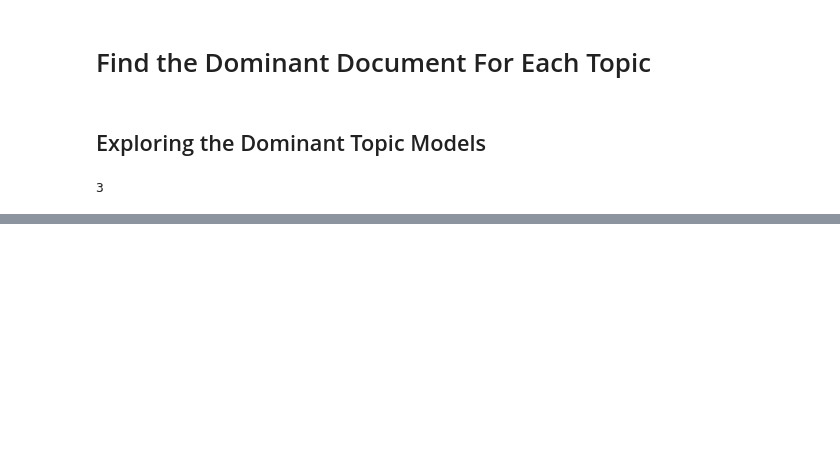
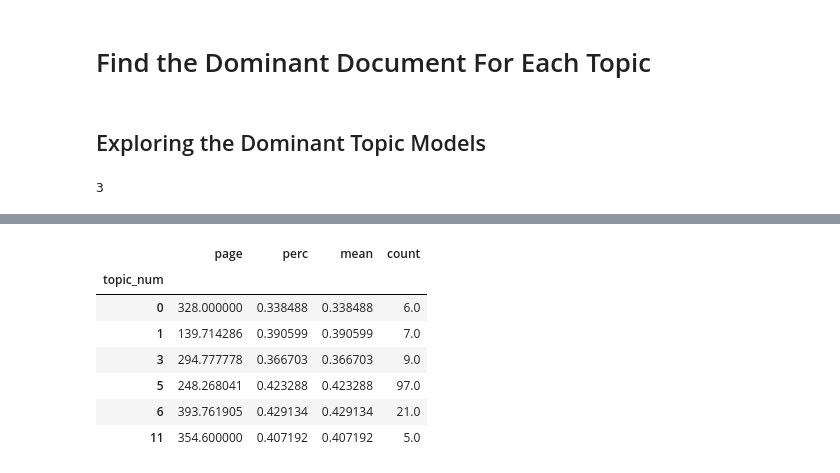
Before and after one commit to efkuehn/topicmodeldiscovery, a Jupyter notebook: notebooks/pdfparser.ipynb, the cells around one changed output, grey strips where cells are left out. Drawn from its saved outputs; the diff is of its cells as text; code cells hidden in the pictures; blank space fills up the shorter version.

```diff
--- a/notebooks/pdfparser.ipynb
+++ b/notebooks/pdfparser.ipynb
@@ -252,0 +571,11 @@ lda_model.show_topic(0)
+# %%
+short_sorted_df.groupby(['topic_num']).mean()
+# %% [output]
+|  | page | perc | mean | count |
+| topic_num |  |  |  |  |
+| 0 | 328.000000 | 0.338488 | 0.338488 | 6.0 |
+| 1 | 139.714286 | 0.390599 | 0.390599 | 7.0 |
+| 3 | 294.777778 | 0.366703 | 0.366703 | 9.0 |
+| 5 | 248.268041 | 0.423288 | 0.423288 | 97.0 |
+| 6 | 393.761905 | 0.429134 | 0.429134 | 21.0 |
+| 11 | 354.600000 | 0.407192 | 0.407192 | 5.0 |
```
Also changed, not shown: parts of 71 cells of this notebook, 13 other files.
